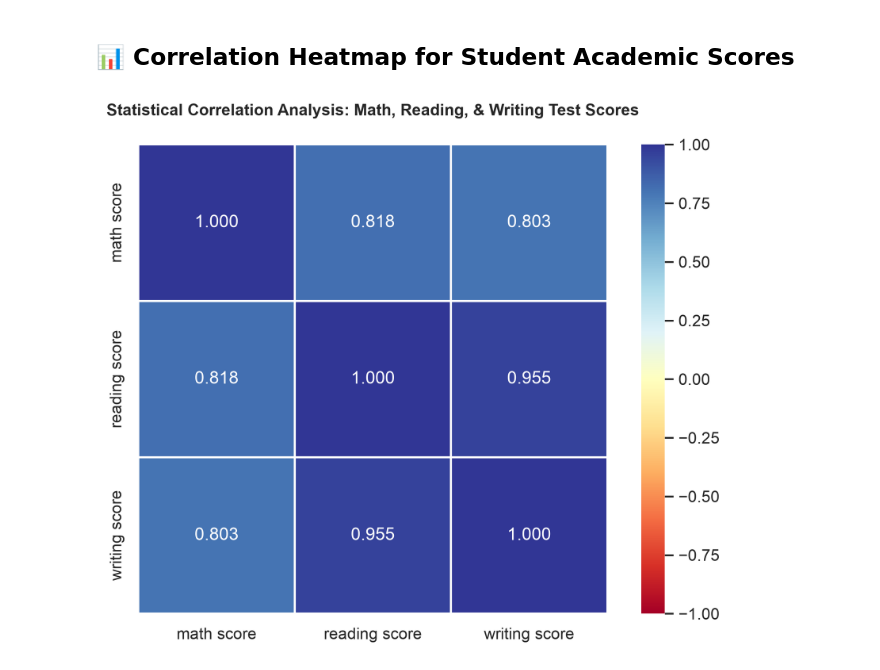
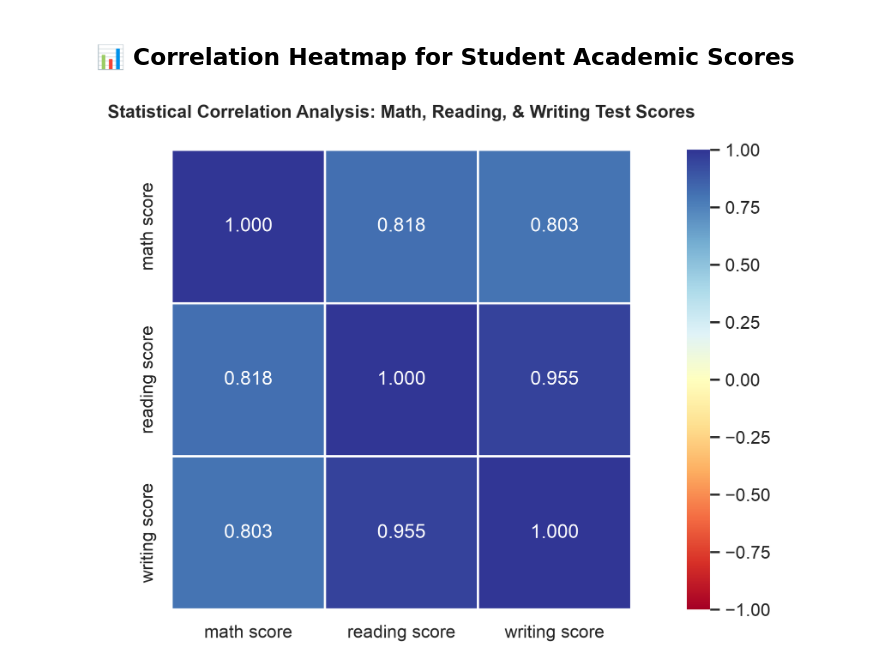
Before and after one commit to Pratyush-Guleria/data-analysis-projects, a Jupyter notebook: project-01-student-performance-analysis/notebooks/01_eda.ipynb, the cells around one changed output. Saved outputs shown, nothing was run; the diff lists cells and outputs as text; code cells hidden in the pictures.

```diff
--- a/project-01-student-performance-analysis/notebooks/01_eda.ipynb
+++ b/project-01-student-performance-analysis/notebooks/01_eda.ipynb
@@ -689,33 +689,33 @@ plt.show()
 # %% [markdown]
 ##  📊 Correlation Heatmap for Student Academic Scores
 # %%
-plt.figure(figsize=(7, 5.5))
+plt.figure(figsize=(10, 5))
 
 scores_columns = ["math score", "reading score", "writing score"]
 correlation_matrix = df[scores_columns].corr()
 
 
 sns.heatmap(
     correlation_matrix,
     annot=True,          # Displays the exact correlation numbers inside boxes
     cmap="RdYlBu",       # Distinct color gradient (Red/Yellow/Blue) to show strong vs weak relationships
     fmt=".3f",           # Shows numbers precisely up to 3 decimal places
     vmin=-1, vmax=1,     # Keeps the standard mathematical correlation scale bounds
     linewidths=1,        # Clear white spacing between boxes for crisp visibility
-    square=True        # Forces boxes to maintain a perfect square aspect ratio
+    square=True         # Forces boxes to maintain a perfect square aspect ratio
 )
 
-# 💡 PERFECT PROFESSIONAL TITLE
+
 plt.title(
     "Statistical Correlation Analysis: Math, Reading, & Writing Test Scores",
     fontsize=11,
     fontweight="bold",
     pad=20
 )
 
 plt.tight_layout()
 
 plt.savefig("../images/correlation_heatmap_student_academic_scores.png", dpi = 300, bbox_inches = "tight")
 plt.show()
 # %% [output]
-[figure, old version]
+[figure, new version]
```
Also changed, not shown: parts of 7 cells of this notebook.
